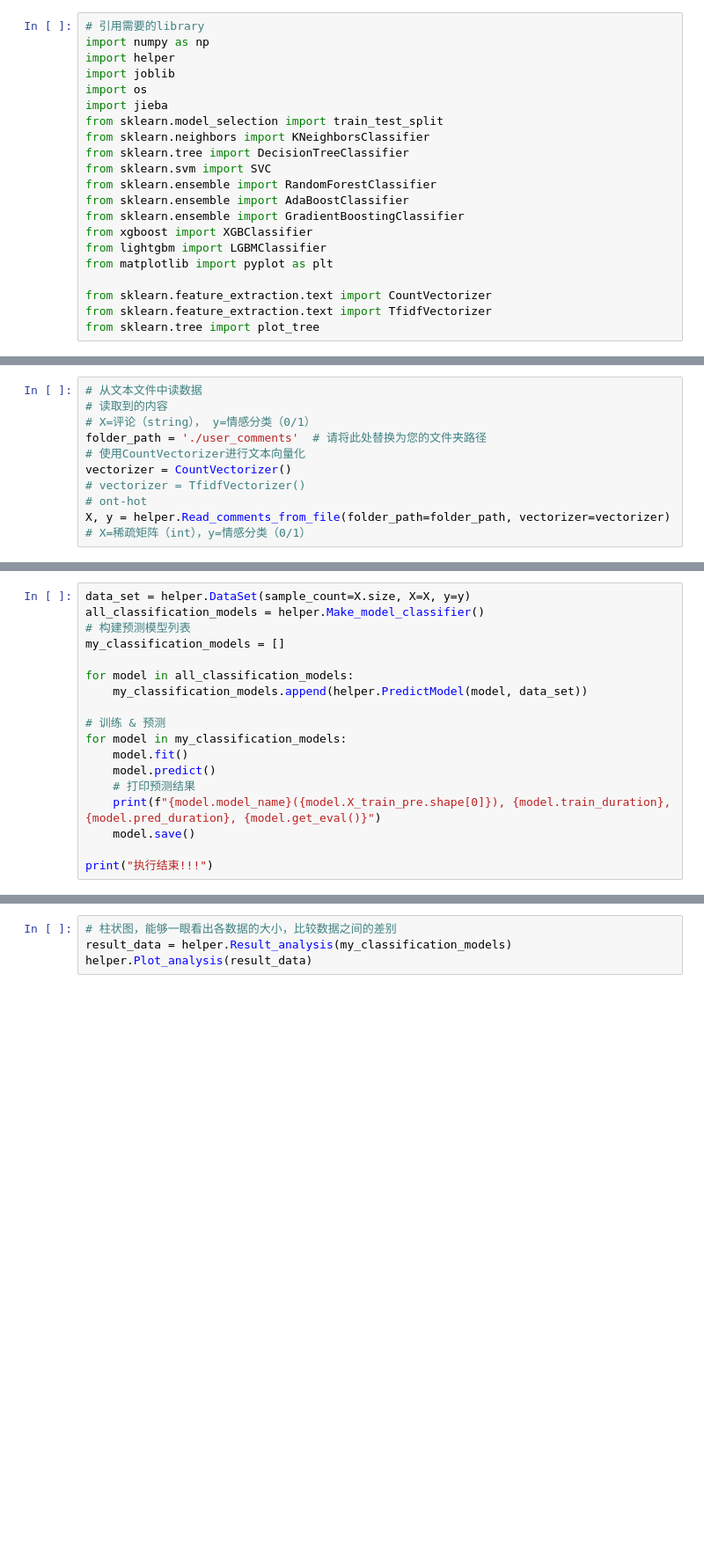
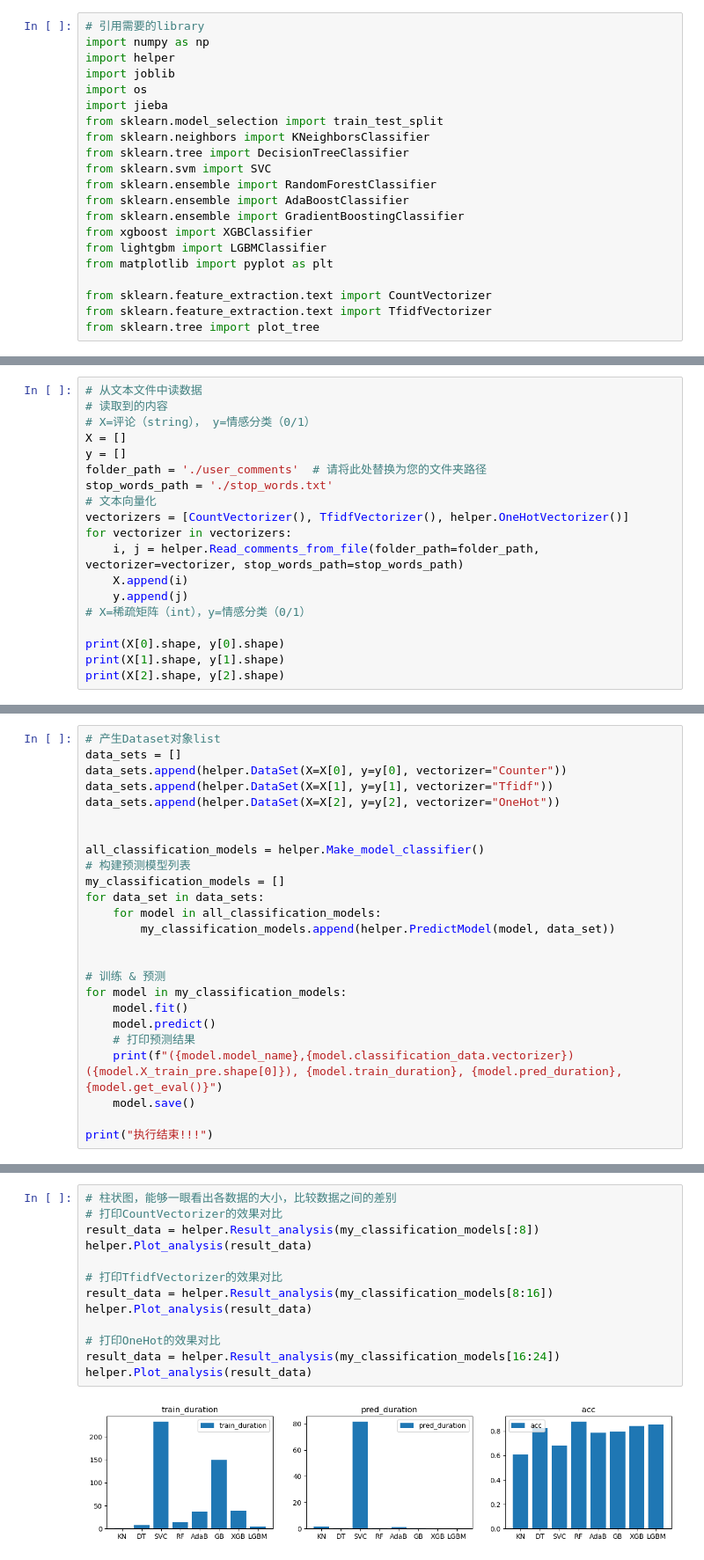
Before and after one commit to hatshepsut-working/MachineLearningProject, a Jupyter notebook: machine_learning_model.ipynb, the cells around one changed output, grey strips where cells are left out. Shown at 88% size. Cells and saved outputs as stored; diff of their text form; blank space fills up the shorter version.

```diff
--- a/machine_learning_model.ipynb
+++ b/machine_learning_model.ipynb
@@ -23,10 +47,18 @@ from sklearn.tree import plot_tree
 # 从文本文件中读数据
 # 读取到的内容
 # X=评论（string）， y=情感分类（0/1）
+X = []
+y = []
 folder_path = './user_comments'  # 请将此处替换为您的文件夹路径
-# 使用CountVectorizer进行文本向量化
-vectorizer = CountVectorizer()
-# vectorizer = TfidfVectorizer()
-# ont-hot
-X, y = helper.Read_comments_from_file(folder_path=folder_path, vectorizer=vectorizer)
+stop_words_path = './stop_words.txt'
+# 文本向量化
+vectorizers = [CountVectorizer(), TfidfVectorizer(), helper.OneHotVectorizer()]
+for vectorizer in vectorizers:
+    i, j = helper.Read_comments_from_file(folder_path=folder_path, vectorizer=vectorizer, stop_words_path=stop_words_path)
+    X.append(i)
+    y.append(j)
 # X=稀疏矩阵（int），y=情感分类（0/1）
+
+print(X[0].shape, y[0].shape)
+print(X[1].shape, y[1].shape)
+print(X[2].shape, y[2].shape)
@@ -33,18 +73,25 @@ X, y = helper.Read_comments_from_file(folder_path=folder_path, vectorizer=vector
 # %%
-data_set = helper.DataSet(sample_count=X.size, X=X, y=y)
+# 产生Dataset对象list
+data_sets = []
+data_sets.append(helper.DataSet(X=X[0], y=y[0], vectorizer="Counter"))
+data_sets.append(helper.DataSet(X=X[1], y=y[1], vectorizer="Tfidf"))
+data_sets.append(helper.DataSet(X=X[2], y=y[2], vectorizer="OneHot"))
+
+
 all_classification_models = helper.Make_model_classifier()
 # 构建预测模型列表
 my_classification_models = []
+for data_set in data_sets:
+    for model in all_classification_models:
+        my_classification_models.append(helper.PredictModel(model, data_set))
 
-for model in all_classification_models:
-    my_classification_models.append(helper.PredictModel(model, data_set))
 
 # 训练 & 预测
 for model in my_classification_models:
     model.fit()
     model.predict()
     # 打印预测结果
-    print(f"{model.model_name}({model.X_train_pre.shape[0]}), {model.train_duration}, {model.pred_duration}, {model.get_eval()}")
+    print(f"({model.model_name},{model.classification_data.vectorizer})({model.X_train_pre.shape[0]}), {model.train_duration}, {model.pred_duration}, {model.get_eval()}")
     model.save()
 
 print("执行结束!!!")
@@ -60,5 +115,16 @@ LGBMClassifier(4611), 2.72, 0.05, 0.8985255854293148
 执行结束!!!
 # %%
 # 柱状图，能够一眼看出各数据的大小，比较数据之间的差别
-result_data = helper.Result_analysis(my_classification_models)
+# 打印CountVectorizer的效果对比
+result_data = helper.Result_analysis(my_classification_models[:8])
 helper.Plot_analysis(result_data)
+
+# 打印TfidfVectorizer的效果对比
+result_data = helper.Result_analysis(my_classification_models[8:16])
+helper.Plot_analysis(result_data)
+
+# 打印OneHot的效果对比
+result_data = helper.Result_analysis(my_classification_models[16:24])
+helper.Plot_analysis(result_data)
+# %% [output]
+[figure, added]
```
Also changed, not shown: parts of 5 cells of this notebook, 2 other files.
